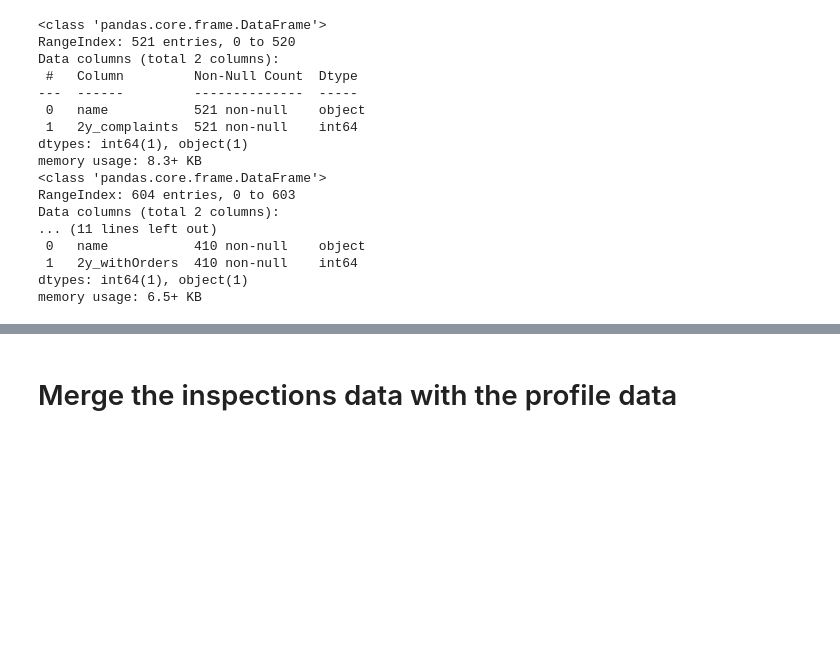
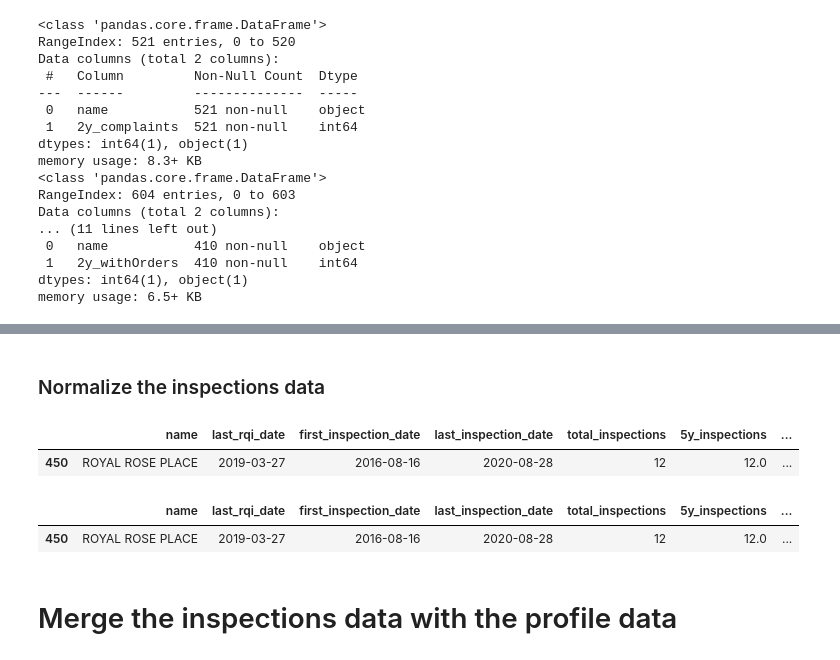
Before and after one commit to nganlyle/wrangle_covid, a Jupyter notebook: LTChomes_analysis_ON/webscraping/LTCgen_data_process.ipynb, the cells around one changed output, grey strips where cells are left out. Cells and saved outputs as stored; diff of their text form; code cells hidden in the pictures; blank space fills up the shorter version.

```diff
--- a/LTChomes_analysis_ON/webscraping/LTCgen_data_process.ipynb
+++ b/LTChomes_analysis_ON/webscraping/LTCgen_data_process.ipynb
@@ -391,6 +391,46 @@ memory usage: 86.1+ KB
 | 2 | ALEXANDER PLACE | 2017-11-03 | 2010-08-17 | 2020-02-24 | 27 | 16.0 | ... |
 | 3 | ALGOMA DISTRICT HOMES FOR THE AGE... | 2011-05-09 | 2011-05-09 | 2011-08-25 | 5 | NaN | ... |
 | 4 | ALGOMA MANOR NURSING HOME | 2018-01-16 | 2012-02-16 | 2020-07-29 | 20 | 11.0 | ... |
+# %% [markdown]
+### Normalize the inspections data
+# %%
+# Determine number years since the first inspection for each home
+# Change datatypes
+df_inspections[['last_rqi_date', 'first_inspection_date', 'last_inspection_date']] = df_inspections[['last_rqi_date', 'first_inspection_date', 'last_inspection_date']].apply(pd.to_datetime)
+
+# Create a new column for first inspection year
+df_inspections['first_inspection_year']= df_inspections['first_inspection_date'].dt.year
+
+# Create a new column with number of years since the first inspection was reported
+df_inspections['years_since_first'] = 2020 - df_inspections['first_inspection_year']
+# df_inspections.info()
+# df_inspections.head()
+df_inspections['first_inspection_year'].describe() # min is 2009 and max is 2016
+
+# There is only 1 home with fewer than 5 years of inspections
+df_inspections['years_since_first'].describe() # min is 4
+df_inspections.loc[df_inspections['years_since_first'] == 4] # Royal Rose Place 293
+# %% [output]
+|  | name | last_rqi_date | first_inspection_date | last_inspection_date | total_inspections | 5y_inspections | ... |
+| 450 | ROYAL ROSE PLACE | 2019-03-27 | 2016-08-16 | 2020-08-28 | 12 | 12.0 | ... |
+# %%
+# Divide number of inspections by number of years for each home
+# All inspections
+df_inspections['total_inspections_per_year'] = df_inspections['total_inspections']/df_inspections['years_since_first']
+df_inspections['5y_inspections_per_year'] = df_inspections['5y_inspections']/5
+df_inspections['5y_inspections_per_year'] = df_inspections['5y_inspections_per_year'].mask(df_inspections["name"] == 'ROYAL ROSE PLACE', df_inspections['5y_inspections_per_year']*5/4)
+df_inspections['2y_inspections_per_year'] = df_inspections['2y_inspections']/2
+
+# withOrders
+df_inspections['total_withOrders_per_year'] = df_inspections['total_withOrders']/df_inspections['years_since_first']
+df_inspections['5y_withOrders_per_year'] = df_inspections['5y_withOrders']/5
+df_inspections['5y_withOrders_per_year'] = df_inspections['5y_withOrders_per_year'].mask(df_inspections["name"] == 'ROYAL ROSE PLACE', df_inspections['5y_inspections_per_year']*5/4)
+df_inspections['2y_withOrders_per_year'] = df_inspections['2y_withOrders']/2
+
+df_inspections.loc[df_inspections['years_since_first'] == 4] # Royal Rose Place 293
+# %% [output]
+|  | name | last_rqi_date | first_inspection_date | last_inspection_date | total_inspections | 5y_inspections | ... |
+| 450 | ROYAL ROSE PLACE | 2019-03-27 | 2016-08-16 | 2020-08-28 | 12 | 12.0 | ... |
 # %% [markdown]
 # Merge the inspections data with the profile data
 # %%
```
Also changed, not shown: parts of 5 cells of this notebook, 36 other files.
